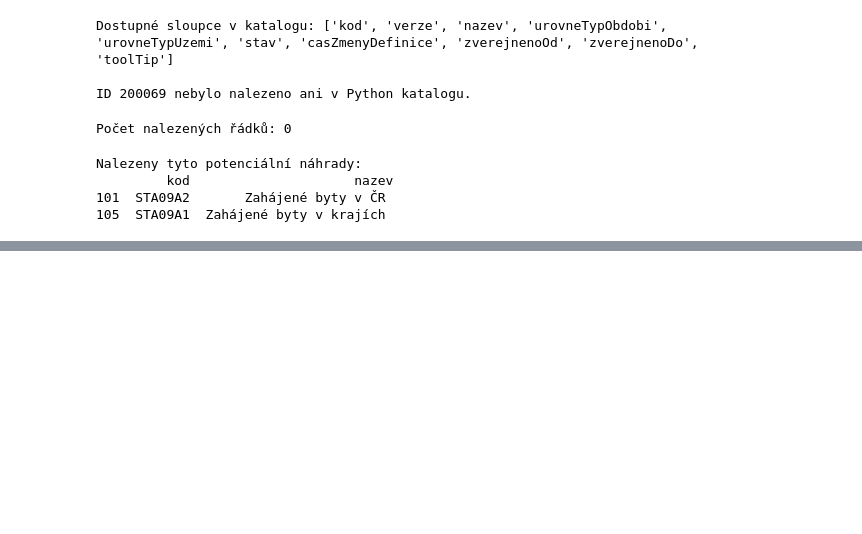
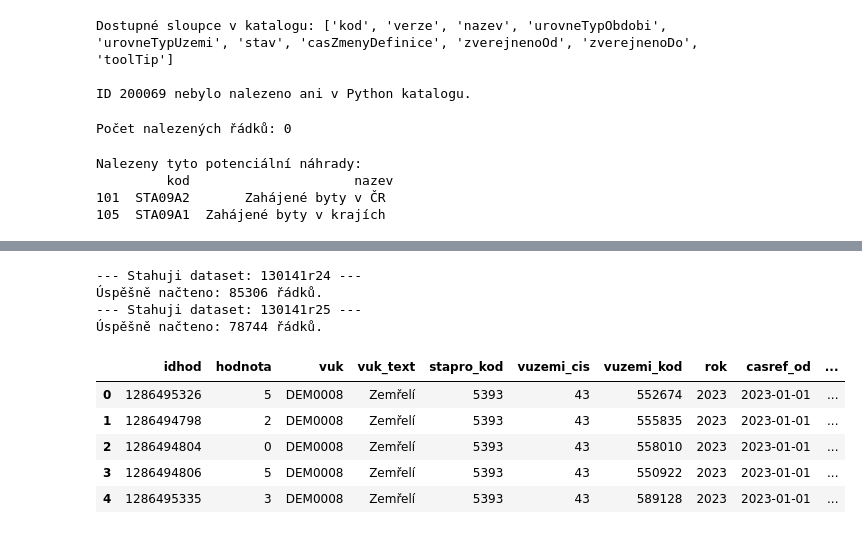
Before and after one commit to Mikuva/Datamining-2026, a Jupyter notebook: czso_ikz_v10_display_fixed_clean_bundle/CZSO_IKZ_A_to_Z_v10_display_fixed.ipynb, the cells around one changed output, grey strips where cells are left out. Cells and saved outputs as stored; diff of their text form; code cells hidden in the pictures; blank space fills up the shorter version.

```diff
--- a/czso_ikz_v10_display_fixed_clean_bundle/CZSO_IKZ_A_to_Z_v10_display_fixed.ipynb
+++ b/czso_ikz_v10_display_fixed_clean_bundle/CZSO_IKZ_A_to_Z_v10_display_fixed.ipynb
@@ -270,0 +316,52 @@ Nalezeny tyto potenciální náhrady:
+# %%
+import pandas as pd
+from pathlib import Path
+from pyczso_lkod_bridge import LKODBridge
+
+# 1. Nastavení cílové složky
+download_dir = Path("./csu_downloads")
+download_dir.mkdir(exist_ok=True)
+
+# Nastavujeme 30 sekund na spojení a 600 sekund (10 minut) na čtení dat
+bridge = LKODBridge(timeout=(30, 600))
+
+# 3. Seznam ID ke stažení
+target_ids = ["130141r24", "130141r25"]
+datasets = {}
+
+for ds_id in target_ids:
+    print(f"--- Stahuji dataset: {ds_id} ---")
+    try:
+        # Použití správné metody get_table s parametrem dest_dir
+        df = bridge.get_table(
+            ds_id,
+            dest_dir=download_dir,
+            force_redownload=True
+        )
+
+        if isinstance(df, pd.DataFrame):
+            datasets[ds_id] = df
+            print(f"Úspěšně načteno: {len(df)} řádků.")
+        else:
+            print(f"Varování: Dataset {ds_id} nebyl vrácen jako tabulka (formát: {type(df)}).")
+
+    except Exception as e:
+        print(f"Chyba při zpracování {ds_id}: {e}")
+
+# Ukázka výsledku
+if "130141r24" in datasets:
+    display(datasets["130141r24"].head())
+
+# Nezapomeňte bridge po skončení zavřít
+bridge.close()
+# %% [output]
+--- Stahuji dataset: 130141r24 ---
+Úspěšně načteno: 85306 řádků.
+--- Stahuji dataset: 130141r25 ---
+Úspěšně načteno: 78744 řádků.
+|  | idhod | hodnota | vuk | vuk_text | stapro_kod | vuzemi_cis | vuzemi_kod | rok | casref_od | ... |
+| 0 | 1286495326 | 5 | DEM0008 | Zemřelí | 5393 | 43 | 552674 | 2023 | 2023-01-01 | ... |
+| 1 | 1286494798 | 2 | DEM0008 | Zemřelí | 5393 | 43 | 555835 | 2023 | 2023-01-01 | ... |
+| 2 | 1286494804 | 0 | DEM0008 | Zemřelí | 5393 | 43 | 558010 | 2023 | 2023-01-01 | ... |
+| 3 | 1286494806 | 5 | DEM0008 | Zemřelí | 5393 | 43 | 550922 | 2023 | 2023-01-01 | ... |
+| 4 | 1286495335 | 3 | DEM0008 | Zemřelí | 5393 | 43 | 589128 | 2023 | 2023-01-01 | ... |
```
Also changed, not shown: parts of 2 cells of this notebook, 3 other files.
